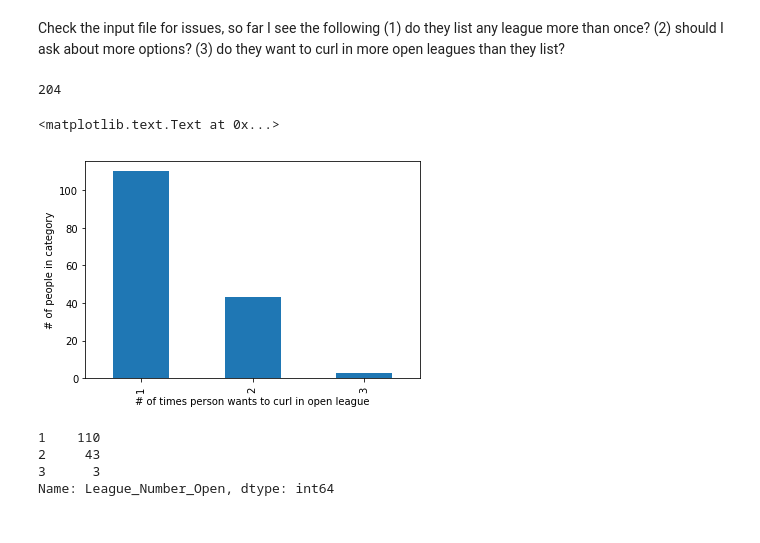
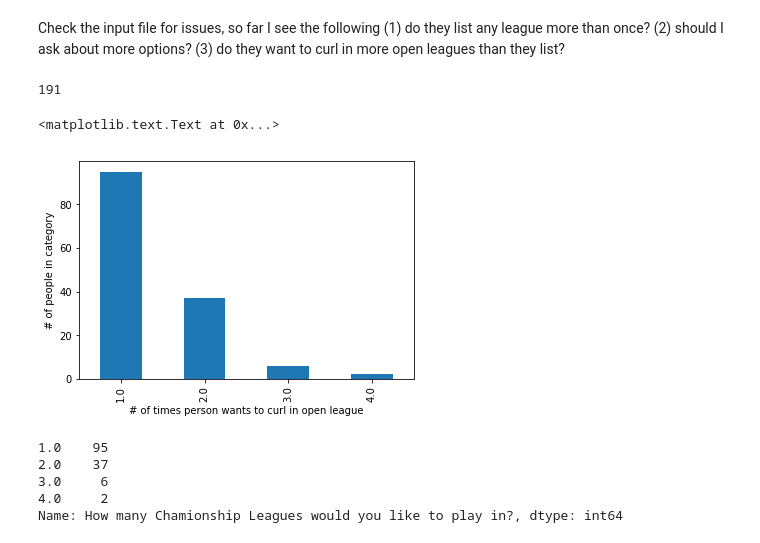
Before and after one commit to longnecker/leagues, a Jupyter notebook: CheckInputFile.ipynb, the cells around one changed output. Drawn from its saved outputs; the diff is of its cells as text; code cells hidden in the pictures.

Commit message:
New website changes output file
Needed to change multiple parts of the code to use the output files from the new behind-the-scenes software

```diff
--- a/CheckInputFile.ipynb
+++ b/CheckInputFile.ipynb
@@ -22,10 +17,17 @@ importInfo=pd.read_csv(fName)
+# %%
+#New behind the scenes program exports an Excel file...
+fName = 'registrants.xlsx'
+importInfo = pd.read_excel(io=fName)
 # %%
-openLeagues = ['Sunday Night', 'Monday 4PM', 'Monday Night',
+openLeagues = ['Sunday Night', 'Monday 4PM', 'Monday Night','Tuesday 10AM', 'Tuesday 4PM',
                'Wednesday 4PM','Thursday 9AM','Thursday 4PM'] #updated to match the priority list
-otherLeagues = ['League_4_Men', 'League_7_Ladies' ,'League_Scrod','League_Tuesday_open_NC']
-priorities = ['League_Pri_1','League_Pri_2','League_Pri_3','League_Pri_4','League_Pri_5','League_Pri_6']
+otherLeagues = ['Men''s League', 'Ladies League' ,'Scrod League']
 
-regInfo = importInfo.loc[:,(['firstname','lastname','email','League_Number_Open'] + otherLeagues)]
+priorities = ['First Open League Choice','Second Open League Choice',
+              'Third Open League Choice','Fourth Open League Choice',
+              'Fifth Open League Choice','Sixth Open League Choice']
+
+regInfo = importInfo.loc[:,(['First Name','Last Name','email','How many Chamionship Leagues would you like to play in?'] + otherLeagues)]
 
 for item in openLeagues:
     regInfo[item] = np.nan
@@ -43,25 +45,26 @@ only4pm = ['Monday 4PM','Wednesday 4PM','Thursday 4PM']
 # %%
 len(regInfo)
 # %% [output]
-204
+191
 # %%
 tData = regInfo.replace(to_replace='None', value=0)
-toPlot = tData.loc[:,'League_Number_Open'].value_counts()
+toPlot = tData.loc[:,'How many Chamionship Leagues would you like to play in?'].value_counts()
 
 #drop the zeros...seems crazy, but can't really index into a series easily
 toPlot = toPlot[~toPlot.index.isin([0])]
 
 toPlot.plot(kind = 'bar')
 plt.xlabel('# of times person wants to curl in open league')
 plt.ylabel('# of people in category')
 # %% [output]
 <matplotlib.text.Text at 0x...>
-[figure, old version]
+[figure, new version]
 # %%
 toPlot
 # %% [output]
-1    110
-2     43
-3      3
-Name: League_Number_Open, dtype: int64
+1.0    95
+2.0    37
+3.0     6
+4.0     2
+Name: How many Chamionship Leagues would you like to play in?, dtype: int64
 # %%
```
Also changed, not shown: parts of 10 cells of this notebook, 1 other file.
